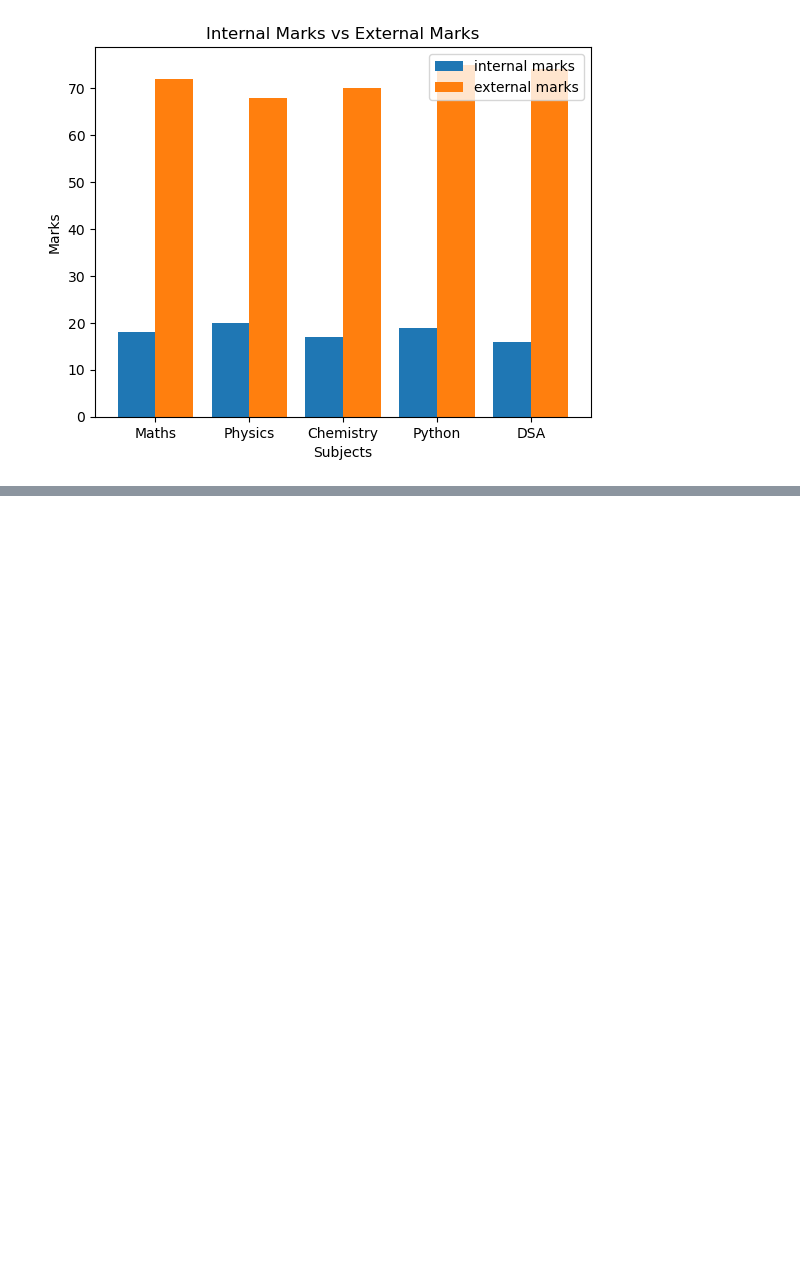
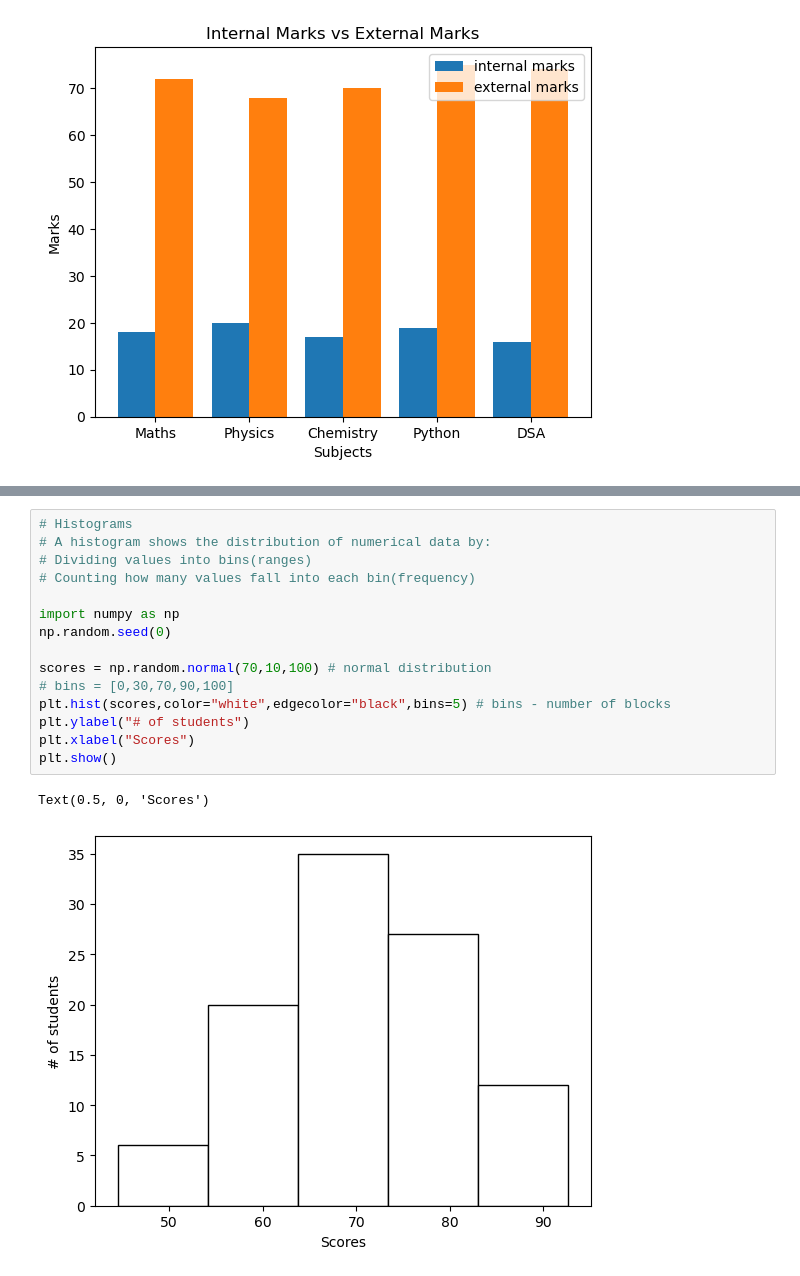
Before and after one commit to Daisyjosh/ai-ml-learning, a Jupyter notebook: Python Libraries/Matplotlib/Untitled.ipynb, the cells around one changed output, grey strips where cells are left out. Cells and saved outputs as stored; diff of their text form; blank space fills up the shorter version.

```diff
--- a/Python Libraries/Matplotlib/Untitled.ipynb
+++ b/Python Libraries/Matplotlib/Untitled.ipynb
@@ -204,0 +309,18 @@ plt.show()
+# %%
+# Histograms
+# A histogram shows the distribution of numerical data by:
+# Dividing values into bins(ranges)
+# Counting how many values fall into each bin(frequency)
+
+import numpy as np
+np.random.seed(0)
+
+scores = np.random.normal(70,10,100) # normal distribution
+# bins = [0,30,70,90,100]
+plt.hist(scores,color="white",edgecolor="black",bins=5) # bins - number of blocks
+plt.ylabel("# of students")
+plt.xlabel("Scores")
+plt.show()
+# %% [output]
+Text(0.5, 0, 'Scores')
+[figure, added]
```
Also changed, not shown: parts of 11 cells of this notebook.
